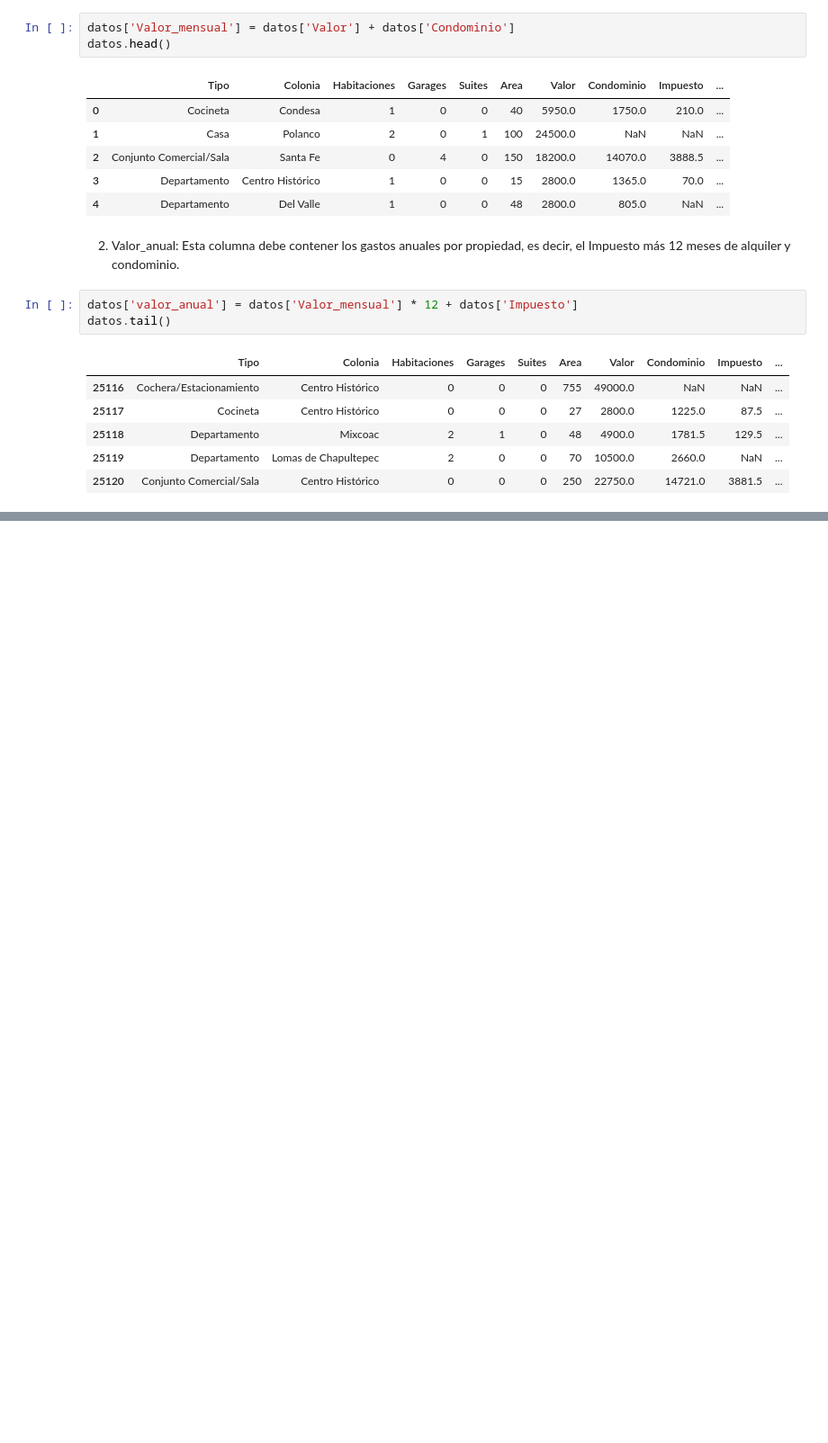
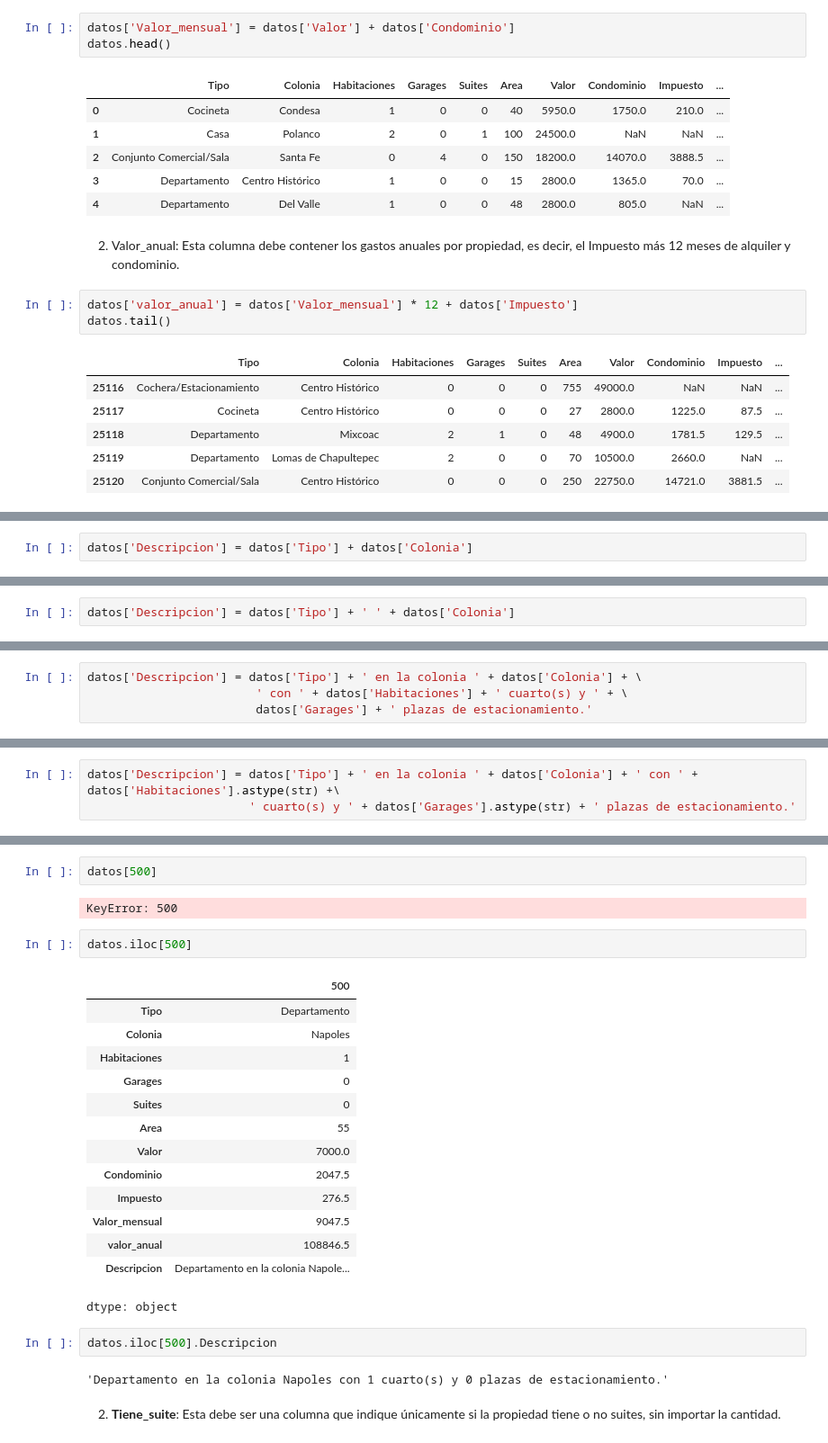
Before and after one commit to mg253a/PANDAS-conociendo-la-biblioteca, a Jupyter notebook: inmuebles_cdmx.ipynb, the cells around one changed output, grey strips where cells are left out. Shown at 90% size. Drawn from its saved outputs; the diff is of its cells as text; blank space fills up the shorter version.

```diff
--- a/inmuebles_cdmx.ipynb
+++ b/inmuebles_cdmx.ipynb
@@ -833,0 +843,2 @@ datos.tail()
+# %%
+datos['Descripcion'] = datos['Tipo'] + datos['Colonia']
@@ -833,0 +854,2 @@ datos.tail()
+# %%
+datos['Descripcion'] = datos['Tipo'] + ' ' + datos['Colonia']
@@ -833,0 +865,4 @@ datos.tail()
+# %%
+datos['Descripcion'] = datos['Tipo'] + ' en la colonia ' + datos['Colonia'] + \
+                        ' con ' + datos['Habitaciones'] + ' cuarto(s) y ' + \
+                        datos['Garages'] + ' plazas de estacionamiento.'
@@ -833,0 +871,3 @@ datos.tail()
+# %%
+datos['Descripcion'] = datos['Tipo'] + ' en la colonia ' + datos['Colonia'] + ' con ' + datos['Habitaciones'].astype(str) +\
+                       ' cuarto(s) y ' + datos['Garages'].astype(str) + ' plazas de estacionamiento.'
@@ -833,0 +883,27 @@ datos.tail()
+# %%
+datos[500]
+# %% [output]
+KeyError: 500
+# %%
+datos.iloc[500]
+# %% [output]
+|  | 500 |
+| Tipo | Departamento |
+| Colonia | Napoles |
+| Habitaciones | 1 |
+| Garages | 0 |
+| Suites | 0 |
+| Area | 55 |
+| Valor | 7000.0 |
+| Condominio | 2047.5 |
+| Impuesto | 276.5 |
+| Valor_mensual | 9047.5 |
+| valor_anual | 108846.5 |
+| Descripcion | Departamento en la colonia Napole... |
+dtype: object
+# %%
+datos.iloc[500].Descripcion
+# %% [output]
+'Departamento en la colonia Napoles con 1 cuarto(s) y 0 plazas de estacionamiento.'
+# %% [markdown]
+2. **Tiene_suite**: Esta debe ser una columna que indique únicamente si la propiedad tiene o no suites, sin importar la cantidad.
```
Also changed, not shown: parts of 6 cells of this notebook.
